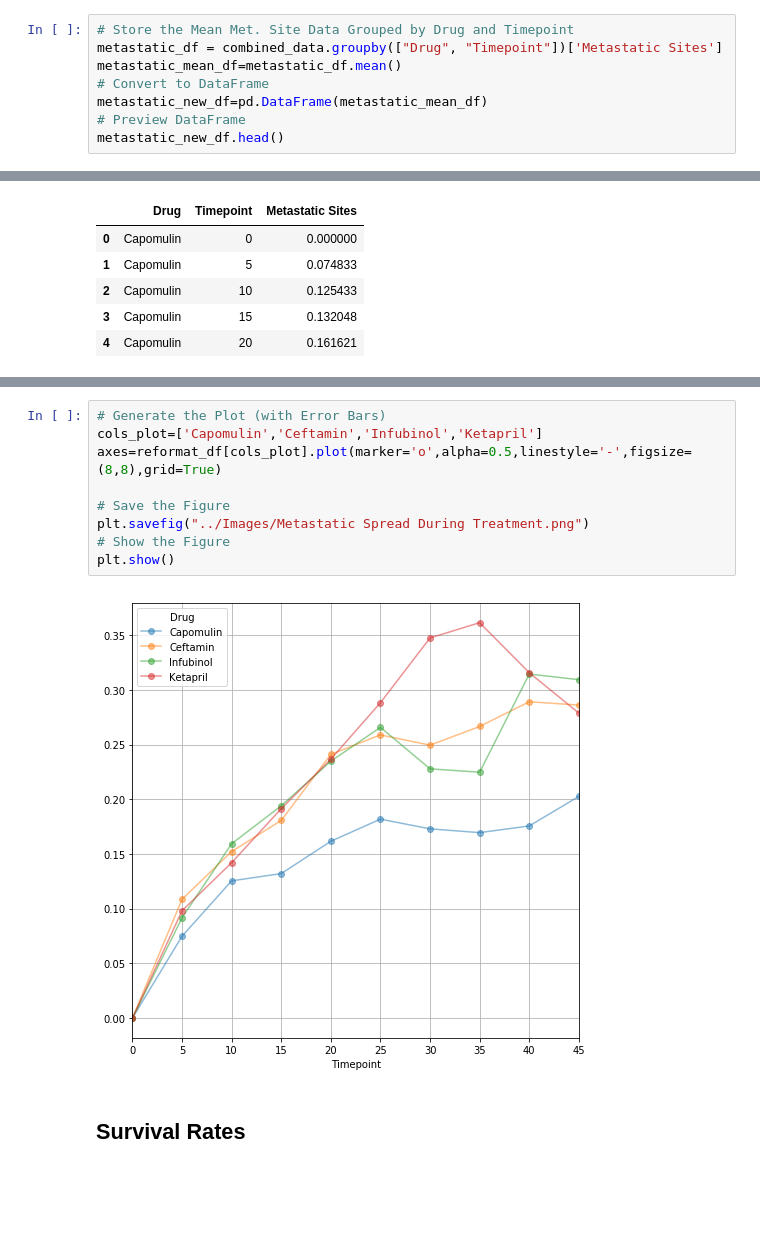
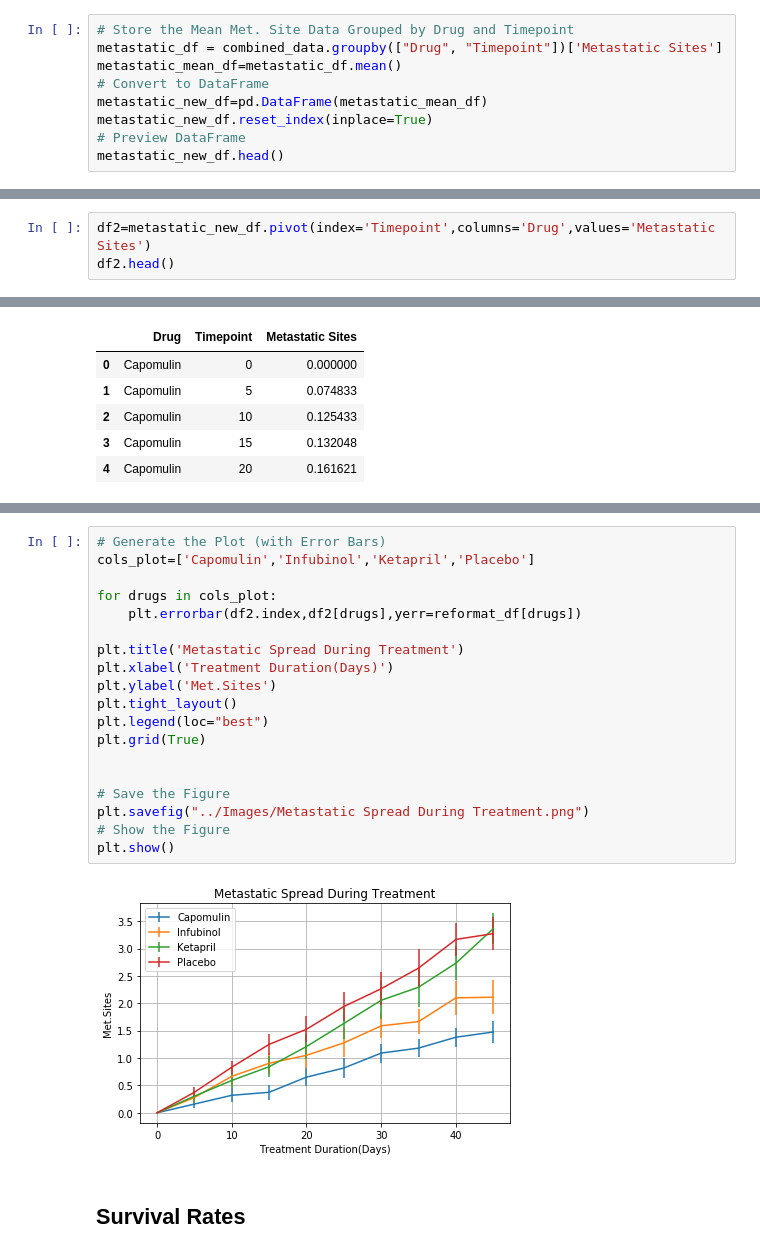
Before and after one commit to nilamroy2/Matplotlib-HomeWork, a Jupyter notebook: Homework/Matplotlib-HomeWork/Homework/Instructions/Pymaceuticals/pymaceuticals_starter-Copy1.ipynb, the cells around one changed output, grey strips where cells are left out. Drawn from its saved outputs; the diff is of its cells as text; blank space fills up the shorter version.

```diff
--- a/Homework/Matplotlib-HomeWork/Homework/Instructions/Pymaceuticals/pymaceuticals_starter-Copy1.ipynb
+++ b/Homework/Matplotlib-HomeWork/Homework/Instructions/Pymaceuticals/pymaceuticals_starter-Copy1.ipynb
@@ -119,6 +119,7 @@ metastatic_df = combined_data.groupby(["Drug", "Timepoint"])['Metastatic Sites']
 metastatic_mean_df=metastatic_df.mean()
 # Convert to DataFrame
 metastatic_new_df=pd.DataFrame(metastatic_mean_df)
+metastatic_new_df.reset_index(inplace=True)
 # Preview DataFrame
 metastatic_new_df.head()
 # %% [output]
@@ -131,0 +132,3 @@ metastatic_new_df.head()
+# %%
+df2=metastatic_new_df.pivot(index='Timepoint',columns='Drug',values='Metastatic Sites')
+df2.head()
@@ -159,15 +170,25 @@ reformat_df.head()
 | 20 | 0.161621 | 0.241034 | 0.234801 | 0.236680 | 0.181731 | 0.234064 | 0.171499 | 0.119430 | 0.200905 | ... |
 # %%
 # Generate the Plot (with Error Bars)
-cols_plot=['Capomulin','Ceftamin','Infubinol','Ketapril']
-axes=reformat_df[cols_plot].plot(marker='o',alpha=0.5,linestyle='-',figsize=(8,8),grid=True)
+cols_plot=['Capomulin','Infubinol','Ketapril','Placebo']
+
+for drugs in cols_plot:
+    plt.errorbar(df2.index,df2[drugs],yerr=reformat_df[drugs])
+
+plt.title('Metastatic Spread During Treatment')
+plt.xlabel('Treatment Duration(Days)')
+plt.ylabel('Met.Sites')
+plt.tight_layout()
+plt.legend(loc="best")
+plt.grid(True)
+
 
 # Save the Figure
 plt.savefig("../Images/Metastatic Spread During Treatment.png")
 # Show the Figure
 plt.show()
 # %% [output]
-[figure, old version]
+[figure, new version]
 # %% [markdown]
 ## Survival Rates
 # %%
```
Also changed, not shown: parts of 10 cells of this notebook, 1 other file.
